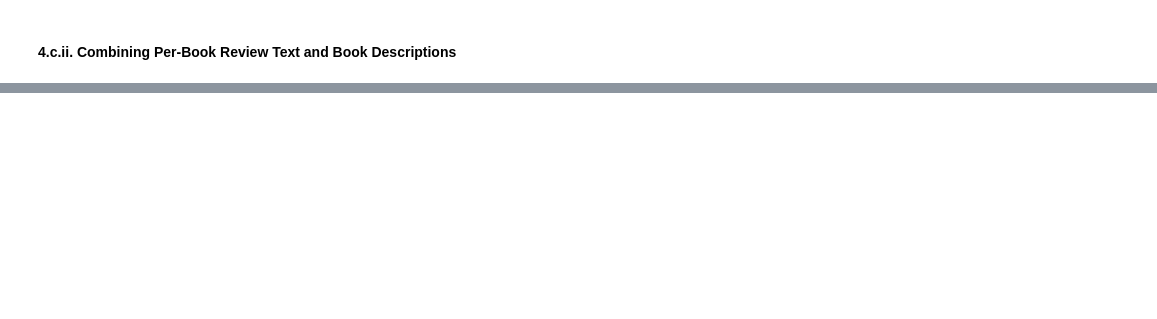
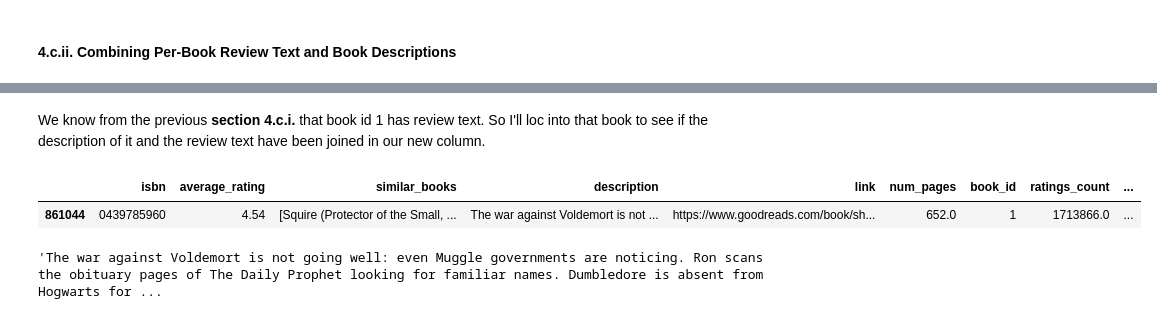
Before and after one commit to shelleylwang/goodreads-recommendations, a Jupyter notebook: data_prep.ipynb, the cells around one changed output, grey strips where cells are left out. Cells and saved outputs as stored; diff of their text form; code cells hidden in the pictures; blank space fills up the shorter version.

```diff
--- a/data_prep.ipynb
+++ b/data_prep.ipynb
@@ -925,0 +1078,19 @@ metadata_and_reviews.head()
+# %%
+# Writing a loop that will iterate through the metadata_and_reviews dataframe and create a new column
+# that contains the description and review_text columns concatenated together
+# If one of the columns is null, it will only take the non-null column
+
+reviews_and_desc = []
+for index, row in metadata_and_reviews.iterrows():
+    if pd.notna(row['description']):
+        if pd.notna(row['review_text']):
+            reviews_and_desc.append(row['description'] + ' ' + row['review_text'])
+        else:
+            reviews_and_desc.append(row['description'])
+    elif pd.notna(row['review_text']):
+        reviews_and_desc.append(row['review_text'])
+    else:
+        reviews_and_desc.append(None) # If both are null, it will be null
+
+metadata_and_reviews['reviews_and_desc'] = reviews_and_desc
+metadata_and_reviews.head()
@@ -926 +1104,13 @@ metadata_and_reviews.head()
+# %% [markdown]
+We know from the previous **section 4.c.i.** that book id 1 has review text. So I'll loc into that book to see if the description of it and the review text have been joined in our new column.
+# %%
+book_id_1 = metadata_and_reviews[metadata_and_reviews['book_id'] == 1]
+book_id_1
+# %% [output]
+|  | isbn | average_rating | similar_books | description | link | num_pages | book_id | ratings_count | ... |
+| 861044 | 0439785960 | 4.54 | [Squire (Protector of the Small, ... | The war against Voldemort is not ... | https://www.goodreads.com/book/sh... | 652.0 | 1 | 1713866.0 | ... |
+# %%
+book_id_1['reviews_and_desc'][861044]
+# %% [output]
+'The war against Voldemort is not going well: even Muggle governments are noticing. Ron scans the obituary pages of The Daily Prophet looking for familiar names. Dumbledore is absent from Hogwarts for ...
 # %%
```
Also changed, not shown: parts of 33 cells of this notebook, 1 other file.
